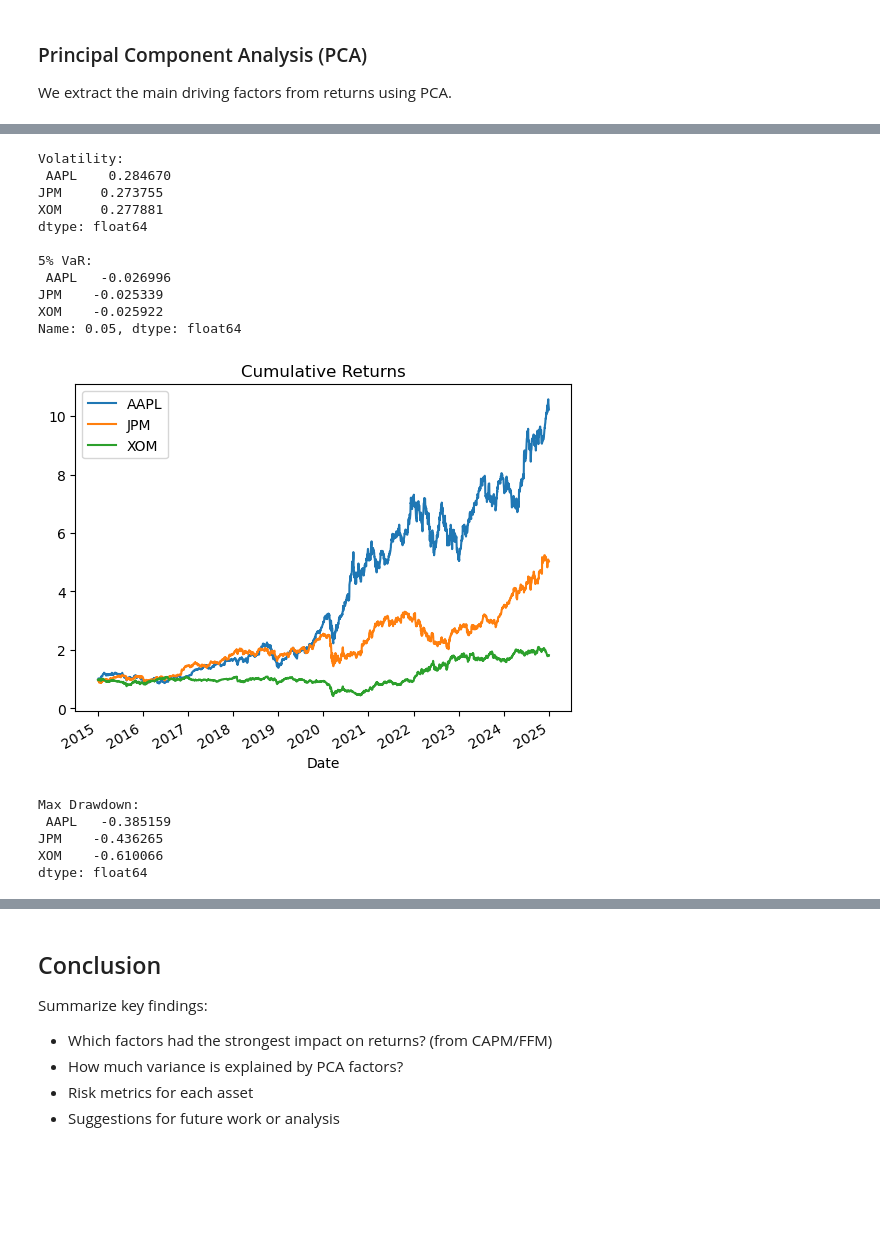
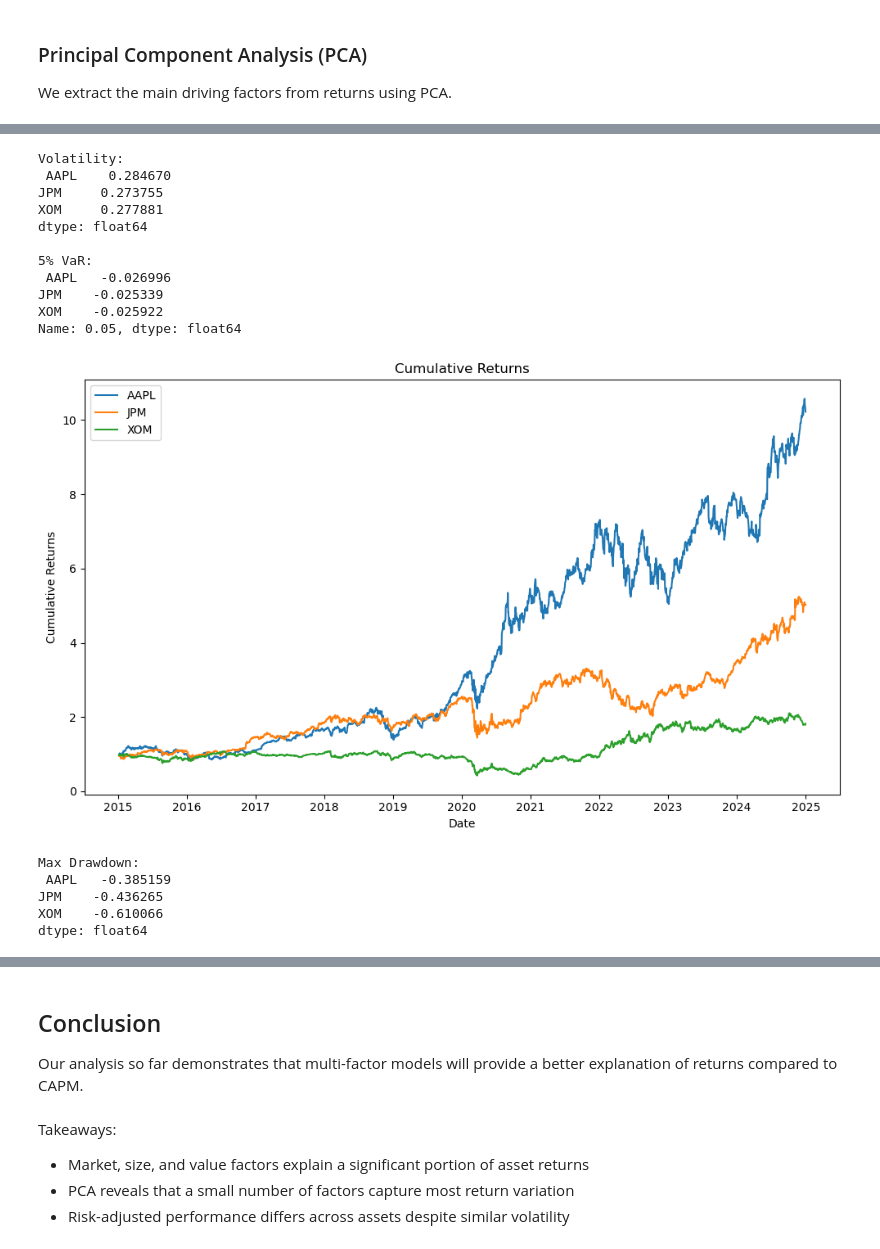
Before and after one commit to danielvo-finance/Equity-Return-Factor-Analysis-Project, a Jupyter notebook: notebook/risk_modeling.ipynb, the cells around one changed output, grey strips where cells are left out. Cells and saved outputs as stored; diff of their text form; code cells hidden in the pictures; blank space fills up the shorter version.

```diff
--- a/notebook/risk_modeling.ipynb
+++ b/notebook/risk_modeling.ipynb
@@ -121,33 +146,50 @@ We compute volatility, Value at Risk (VaR), cumulative returns, and maximum draw
 # %%
 # Volatility
 volatility = vol(returns)
 print("Volatility:\n", volatility)
 
-# VaR
+# Value at Risk (VaR)
 var_5 = var(returns)
 print("\n5% VaR:\n", var_5)
 
-# Cumulative returns
+# Cumulative Returns
 cum_returns = cumulative_returns(returns)
-cum_returns.plot(title="Cumulative Returns")
+
+plt.figure(figsize=(10,6))
+for col in cum_returns.columns:
+    plt.plot(cum_returns.index, cum_returns[col], label=col)
+plt.title("Cumulative Returns")
+plt.xlabel("Date")
+plt.ylabel("Cumulative Returns")
+plt.legend()
+plt.tight_layout()
+plt.savefig("../figures/cumulative_returns.png")
 plt.show()
 
 # Maximum Drawdown
 drawdowns = returns.apply(max_drawdown)
 print("\nMax Drawdown:\n", drawdowns)
+
+plt.figure(figsize=(10,6))
+drawdowns.plot(kind="bar", legend=False)
+plt.title("Maximum Drawdown of Assets")
+plt.ylabel("Drawdown")
+plt.tight_layout()
+plt.savefig("../figures/max_drawdown.png")
+plt.show()
 # %% [output]
 Volatility:
  AAPL    0.284670
 JPM     0.273755
 XOM     0.277881
 dtype: float64
 
 5% VaR:
  AAPL   -0.026996
 JPM    -0.025339
 XOM    -0.025922
 Name: 0.05, dtype: float64
-[figure, old version]
+[figure, new version]
 Max Drawdown:
  AAPL   -0.385159
 JPM    -0.436265
@@ -156,9 +199,9 @@ dtype: float64
 # %% [markdown]
 ## Conclusion
 
-Summarize key findings:
-
-- Which factors had the strongest impact on returns? (from CAPM/FFM)
-- How much variance is explained by PCA factors?
-- Risk metrics for each asset
-- Suggestions for future work or analysis
+Our analysis so far demonstrates that multi-factor models will provide a better explanation of returns compared to CAPM.
+# %% [markdown]
+Takeaways:
+- Market, size, and value factors explain a significant portion of asset returns
+- PCA reveals that a small number of factors capture most return variation
+- Risk-adjusted performance differs across assets despite similar volatility
```
Also changed, not shown: parts of 15 cells of this notebook.
